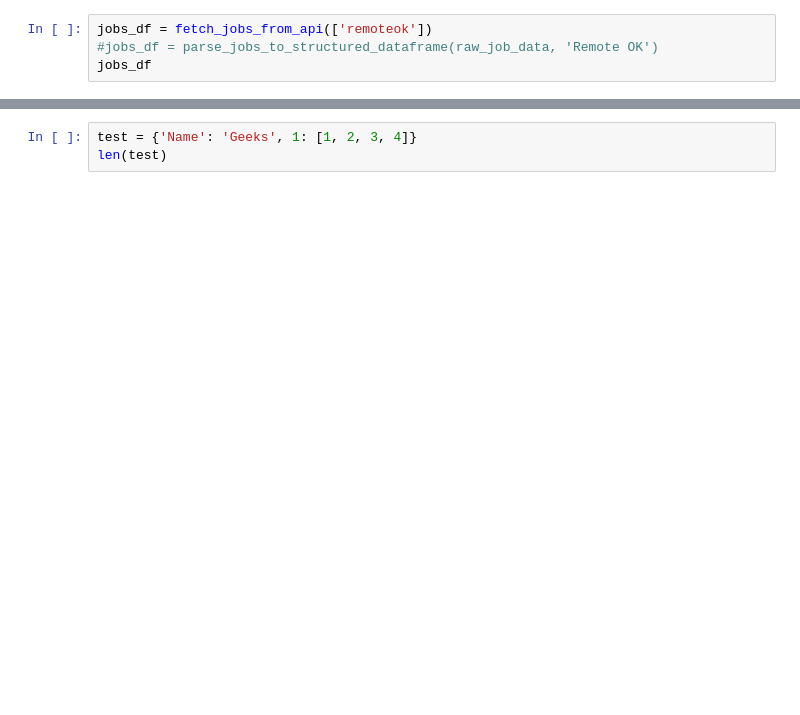
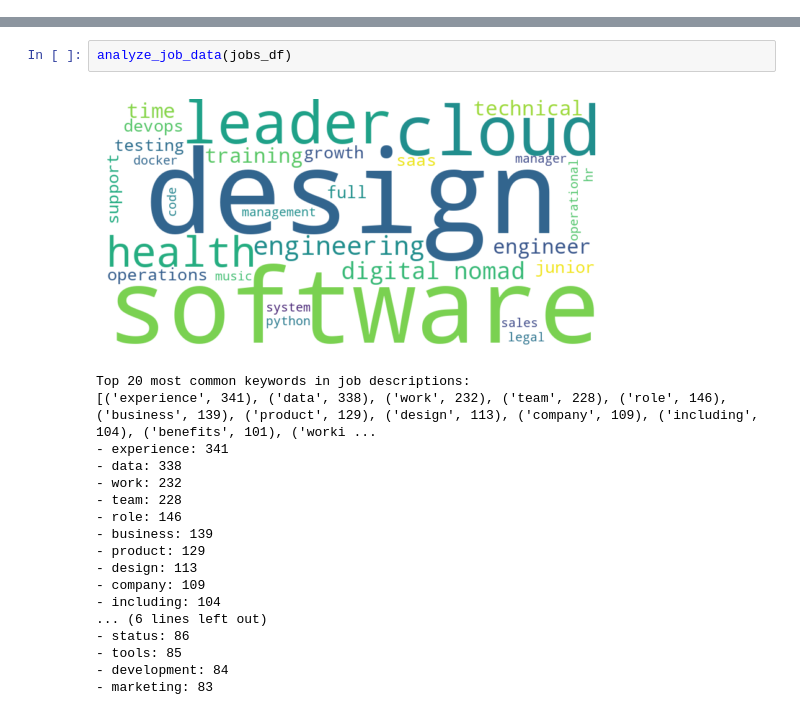
Before and after one commit to czemtsop/data-jobs, a Jupyter notebook: data-jobs.ipynb, the cells around one changed output, grey strips where cells are left out. Drawn from its saved outputs; the diff is of its cells as text; blank space fills up the shorter version.

Commit message:
Synced data from both jobicy and remoteok

```diff
--- a/data-jobs.ipynb
+++ b/data-jobs.ipynb
@@ -261,4 +348,0 @@ def generate_wordcloud(text, mask_image_path=None):
-# %%
-jobs_df = fetch_jobs_from_api(['remoteok'])
-#jobs_df = parse_jobs_to_structured_dataframe(raw_job_data, 'Remote OK')
-jobs_df
@@ -516,3 +349,21 @@ analyze_job_data(jobs_dataframe)
-# %%
-test = {'Name': 'Geeks', 1: [1, 2, 3, 4]}
-len(test)
+# %%
+analyze_job_data(jobs_df)
+# %% [output]
+[figure, added]
+Top 20 most common keywords in job descriptions:
+[('experience', 341), ('data', 338), ('work', 232), ('team', 228), ('role', 146), ('business', 139), ('product', 129), ('design', 113), ('company', 109), ('including', 104), ('benefits', 101), ('worki ...
+- experience: 341
+- data: 338
+- work: 232
+- team: 228
+- role: 146
+- business: 139
+- product: 129
+- design: 113
+- company: 109
+- including: 104
+... (6 lines left out)
+- status: 86
+- tools: 85
+- development: 84
+- marketing: 83
```
Also changed, not shown: parts of 5 cells of this notebook, 2 other files.
